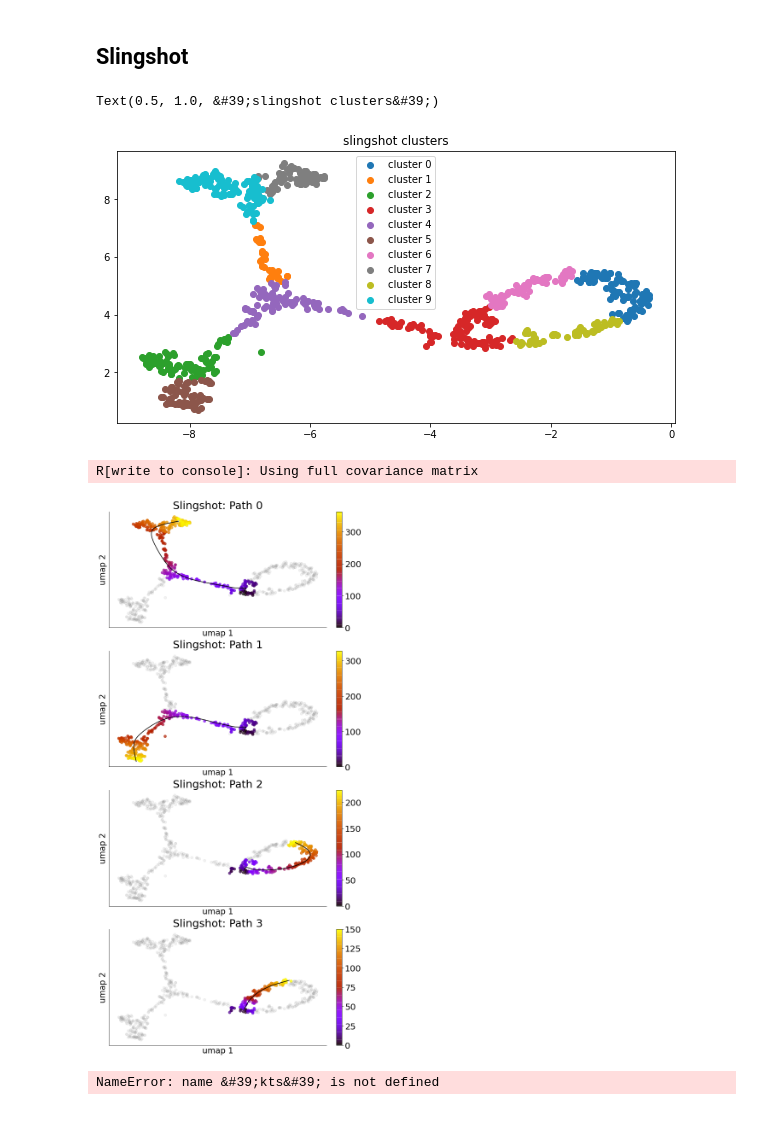
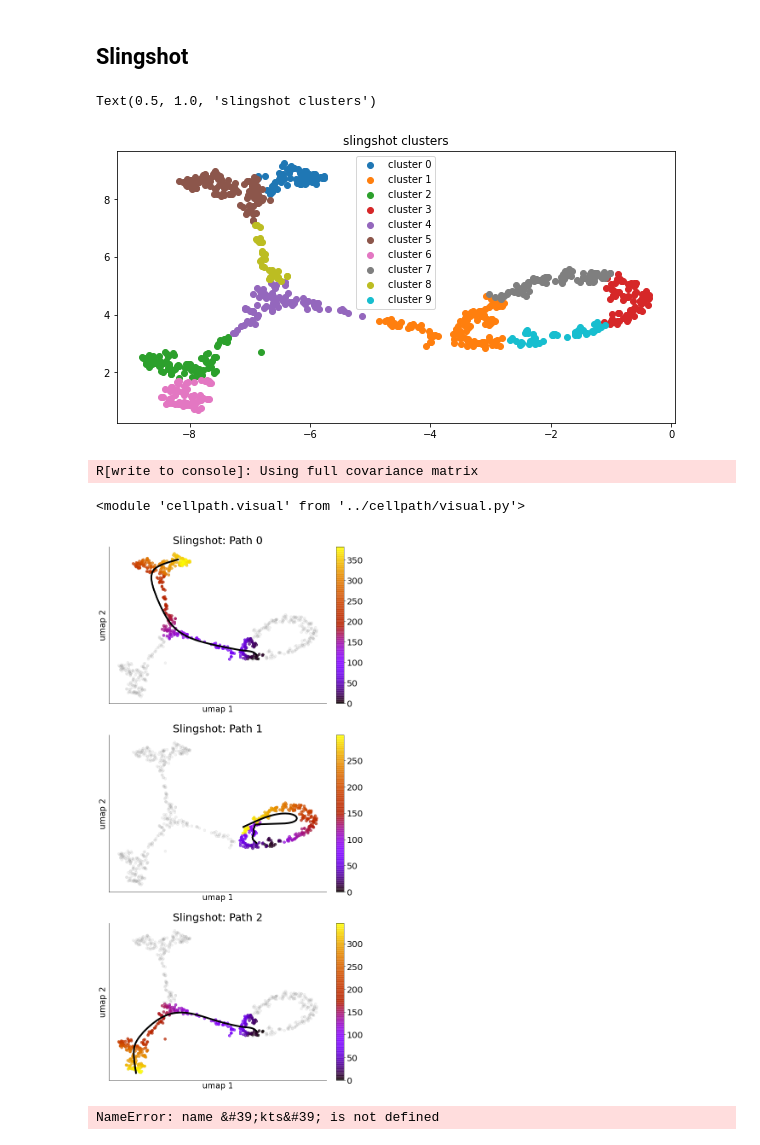
Before and after one commit to PeterZZQ/CellPath, a Jupyter notebook: Examples/CellPath_cycletree.ipynb, the cells around one changed output. Cells and saved outputs as stored; diff of their text form; code cells hidden in the pictures.

```diff
--- a/Examples/CellPath_cycletree.ipynb
+++ b/Examples/CellPath_cycletree.ipynb
@@ -179,5 +319,5 @@ import pandas as pd
 # %%
-adata = anndata.read_h5ad("./sim_data/Symsim/cycle_tree_rand1_clust.h5ad")
+adata = anndata.read_h5ad("../sim_data/Symsim/cycle_tree_rand1_clust.h5ad")
 X_pca = adata.obsm['X_umap']
 # %%
 n_clusters = 10
@@ -203,18 +343,23 @@ ax.legend(['cluster '+ str(i) for i in range(clusters)])
 ax.set_title("slingshot clusters")
 # fig.savefig("./syn_results/dataset1/slingshot_clust.pdf")
 # %% [output]
-Text(0.5, 1.0, &#39;slingshot clusters&#39;)
+Text(0.5, 1.0, 'slingshot clusters')
-[figure, old version]
+[figure, new version]
 # %%
 X_pca_df = pd.DataFrame(index=[str(x) for x in range(X_pca.shape[0])], columns= np.arange(2), data = X_pca[:,0:2])
 # scprep.run.install_bioconductor('slingshot')
-results = scprep.run.Slingshot(X_pca_df, meta_data['groups'], start_cluster = 3)
+results = scprep.run.Slingshot(X_pca_df, meta_data['groups'], start_cluster = 1)
 # %% [output]
 R[write to console]: Using full covariance matrix
+# %%
+import importlib
+importlib.reload(visual)
+# %% [output]
+<module 'cellpath.visual' from '../cellpath/visual.py'>
 # %%
-kt_slingshot = visual.slingshot_visual(adata, results, figsize=(10,23), save_as = None)
+kt_slingshot = visual.slingshot_visual(adata, results, figsize=(10,23), save_as = "cycle-tree.png")
 # %% [output]
-[figure, old version]
+[figure, new version]
 # %%
 kts = {"CellPaths": kt, "slingshot": kt_slingshot, "vdpt": kt_vdpt}
 with open("./sim_results/Symsim/cycle_tree/quantity/rand2.json", "w") as fp:
```
Also changed, not shown: parts of 27 cells of this notebook, 1 other file.
